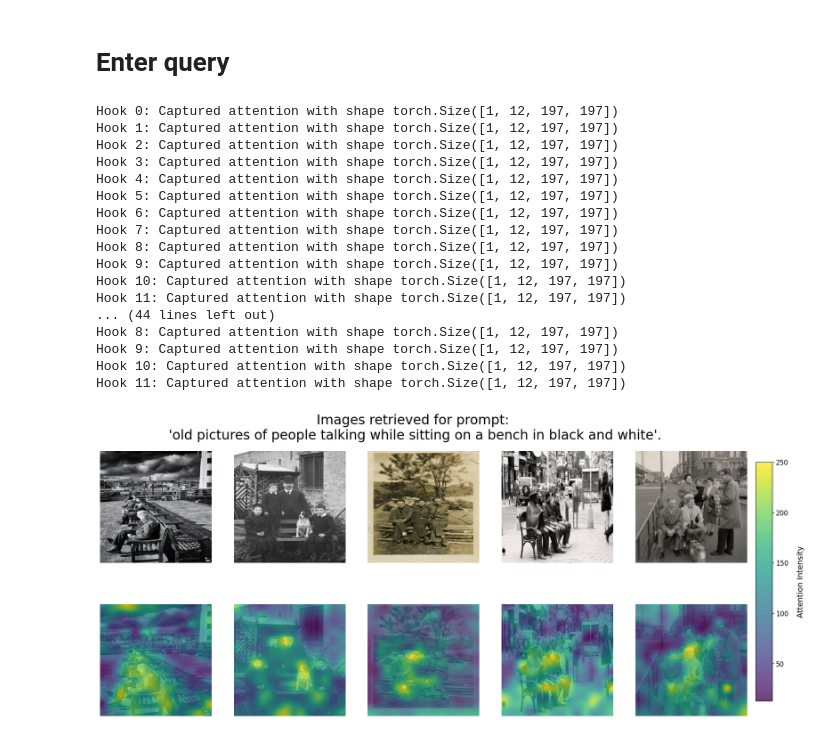
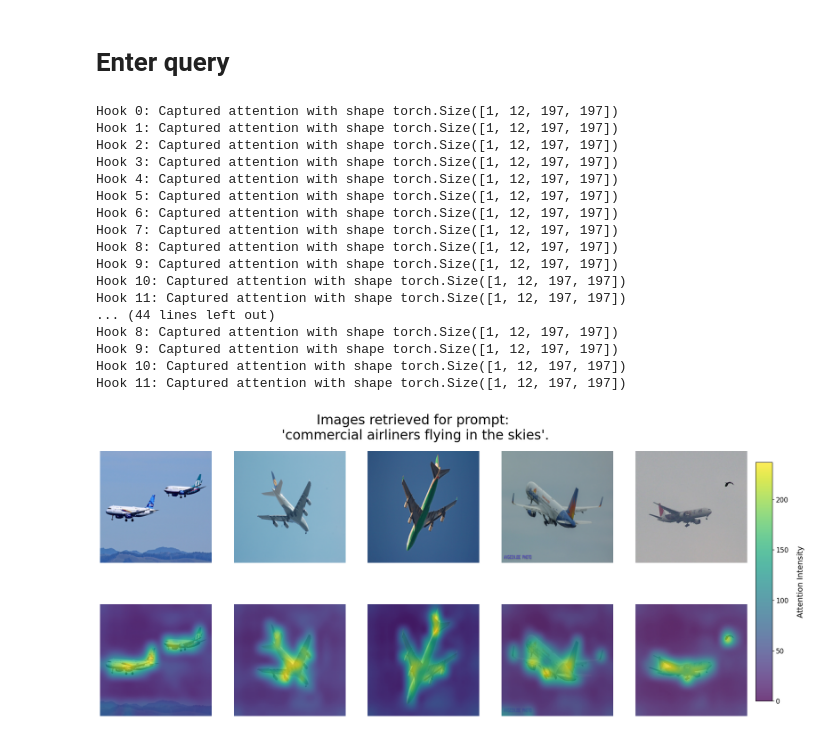
Before and after one commit to ntat/Lightweight_CLIP_model, a Jupyter notebook: notebooks/image_retrieval_nb.ipynb, the cells around one changed output. Saved outputs shown, nothing was run; the diff lists cells and outputs as text; code cells hidden in the pictures.

Commit message:
updated with new model res + nb clarity

```diff
--- a/notebooks/image_retrieval_nb.ipynb
+++ b/notebooks/image_retrieval_nb.ipynb
@@ -18,7 +18,9 @@ warnings.filterwarnings("ignore")
 # %% [markdown]
 # Inits
 # %%
-checkpoint_path ='/cephyr/NOBACKUP/groups/naiss2024-6-186/nikos/modelSave/model_epoch_30.pt'
+config = load_config()
+
+checkpoint_path = config['paths']['checkpoint']
 vit_trans_name = 'google/vit-base-patch16-224'
 bert_model_name = 'bert-base-uncased'
 embed_dim = 128 ## make this dynamic
@@ -27,8 +29,8 @@ device = "cuda:0" if torch.cuda.is_available() else "cpu"
 print (f'Using: {device}')
 
 coco_dataset_tst = dset.CocoCaptions(
-    root='/cephyr/NOBACKUP/groups/naiss2024-6-186/nikos/test2017',
-    annFile='/cephyr/NOBACKUP/groups/naiss2024-6-186/nikos/image_info_test2017.json'
+    root=config['data']['test_root'],
+    annFile=config['data']['test_ann']
 )
 
 test_dataset = CocoCaptionDataset(coco_dataset_tst, mode="test")
@@ -37,7 +39,7 @@ test_dataset = CocoCaptionDataset(coco_dataset_tst, mode="test")
 encoder_1 = Transformer_One(vit_trans_name, embed_dim, device=device)
 encoder_2 = Transformer_Two(bert_model_name, embed_dim, device=device)
 # load
-encoder_1, encoder_2, opt_state_dct, loss_state_dct, epoch_load, tr_loss, vld_loss = load_model(checkpoint_path, encoder_1, encoder_2, device)
+encoder_1, encoder_2, opt_state_dct, _, loss_state_dct, epoch_load, tr_loss, vld_loss = load_model(checkpoint_path, encoder_1, encoder_2, device)
 logit_sc = loss_state_dct['logit_scale'].exp() ## logit scale
 # place
 encoder_1.to(device)
@@ -59,7 +61,7 @@ Loaded model from epoch 30 with training loss: 0.0704 and validation loss: 0.175
 # %% [markdown]
 # Precompute Image embeddings
 # %%
-save_path = '/mimer/NOBACKUP/groups/snic2022-6-127/nikos/ViTClip/coco/test/img/'
+save_path = config['paths']['img_embedd']
 pt_files = [f for f in os.listdir(save_path) if f.endswith('.pt')]
 
 if not pt_files:
@@ -83,7 +85,7 @@ torch.Size([40670, 128])
 # Enter query
 # %%
 # prompt time!
-query = 'old pictures of people talking while sitting on a bench in black and white'
+query = 'commercial airliners flying in the skies'
 
 query_embedding = compute_query_embedding(encoder_2, query, device)
 top_idxs, sims = find_top_k_matches(im_em, query_embedding, logit_sc, k=5, device=device)
@@ -102,31 +104,31 @@ with AttentionRecorder(attention_layers) as recorder:
         inputs = inputs["pixel_values"]
         with torch.no_grad():
             _ = encoder_1(inputs)
         valid_attentions = [attn for attn in recorder.saved_attentions.values() if attn is not None]
         attn_map_resized = attention_rollout(valid_attentions, image)
         # clear saved attentions for the next image
         attentions.append(attn_map_resized)
         images.append(image)
         recorder.saved_attentions = {i: None for i in recorder.saved_attentions}
 
 q_title = f"Images retrieved for prompt:\n '{query}'."
 plot_images_and_attentions(images, attentions, title=q_title)
 # %% [output]
 Hook 0: Captured attention with shape torch.Size([1, 12, 197, 197])
 Hook 1: Captured attention with shape torch.Size([1, 12, 197, 197])
 Hook 2: Captured attention with shape torch.Size([1, 12, 197, 197])
 Hook 3: Captured attention with shape torch.Size([1, 12, 197, 197])
 Hook 4: Captured attention with shape torch.Size([1, 12, 197, 197])
 Hook 5: Captured attention with shape torch.Size([1, 12, 197, 197])
 Hook 6: Captured attention with shape torch.Size([1, 12, 197, 197])
 Hook 7: Captured attention with shape torch.Size([1, 12, 197, 197])
 Hook 8: Captured attention with shape torch.Size([1, 12, 197, 197])
 Hook 9: Captured attention with shape torch.Size([1, 12, 197, 197])
 Hook 10: Captured attention with shape torch.Size([1, 12, 197, 197])
 Hook 11: Captured attention with shape torch.Size([1, 12, 197, 197])
 ... (44 lines left out)
 Hook 8: Captured attention with shape torch.Size([1, 12, 197, 197])
 Hook 9: Captured attention with shape torch.Size([1, 12, 197, 197])
 Hook 10: Captured attention with shape torch.Size([1, 12, 197, 197])
 Hook 11: Captured attention with shape torch.Size([1, 12, 197, 197])
-[figure, old version]
+[figure, new version]
```
Also changed, not shown: parts of 1 cell of this notebook, 3 other files.
